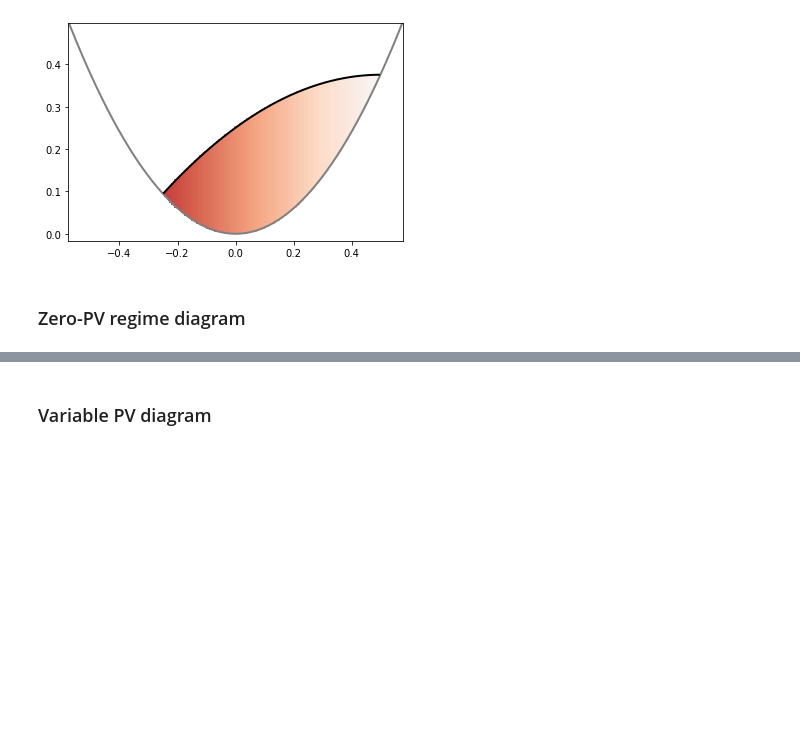
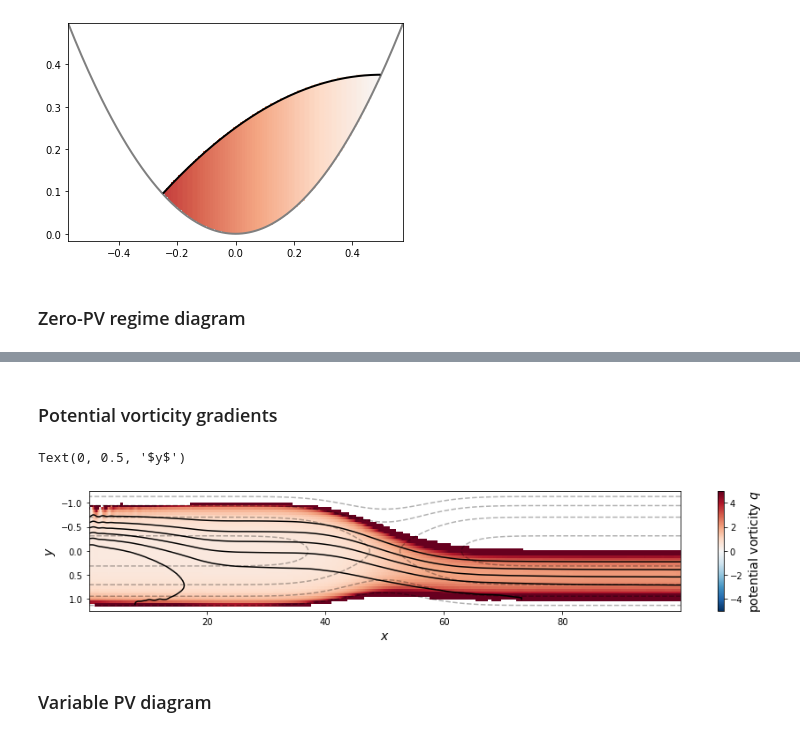
Before and after one commit to hdrake/sarah, a Jupyter notebook: notebooks/1_control_diagrams.ipynb, the cells around one changed output, grey strips where cells are left out. Drawn from its saved outputs; the diff is of its cells as text; code cells hidden in the pictures; blank space fills up the shorter version.

```diff
--- a/notebooks/1_control_diagrams.ipynb
+++ b/notebooks/1_control_diagrams.ipynb
@@ -182,3 +291,34 @@ plt.tight_layout()
+# %% [markdown]
+### Potential vorticity gradients
+# %%
+dvdx = (np.diff(channel.v, axis=2)/channel.dx)
+dvdx = (dvdx[:,1:,:] + dvdx[:,:-1,:])/2.
+dudy = (np.diff(channel.u, axis=1)/channel.dy)
+dudy = (dudy[:,:,1:] + dudy[:,:,:-1])/2.
+ζ = dvdx - dudy
+
+d = (channel.d[:,1:,1:] + channel.d[:,1:,:-1] + channel.d[:,:-1,1:] + channel.d[:,:-1,:-1])/4.
+
+channel.q = (1. + ζ)/d
+channel.ψ = np.nancumsum(channel.V * channel.dy, axis=1)
+channel.ψ[np.isnan(channel.d)] = np.nan
+# %%
+plt.figure(figsize=(15,2.5))
+
+xf = 0.5*(channel.x[0, 1:]+channel.x[0, :-1])
+yf = 0.5*(channel.y[1:, 0]+channel.y[:-1, 0])
+plt.pcolor(yf, xf, channel.q[200, :, :], cmap=plt.get_cmap("RdBu_r"))
+cb = plt.colorbar()
+cb.set_label(r"potential vorticity $q$", fontsize=14)
+plt.clim([-5, 5])
+plt.contour(channel.y[:,0], channel.x[0, :], channel.ψ[200, :, :], levels=np.arange(0., 0.7, 0.1), colors="k")
+plt.contour(channel.y.squeeze(), channel.x.squeeze(), channel.h, levels=np.arange(0.15,2.,0.6),colors="k", alpha=0.3, linestyles="--")
+plt.ylim(1.25, -1.25)
+plt.xlabel(r"$x$", fontsize=14)
+plt.ylabel(r"$y$", fontsize=14)
+# %% [output]
+Text(0, 0.5, '$y$')
+[figure, added]
 # %% [markdown]
 ### Variable PV diagram
 # %%
```
Also changed, not shown: parts of 6 cells of this notebook, 15 other files.
